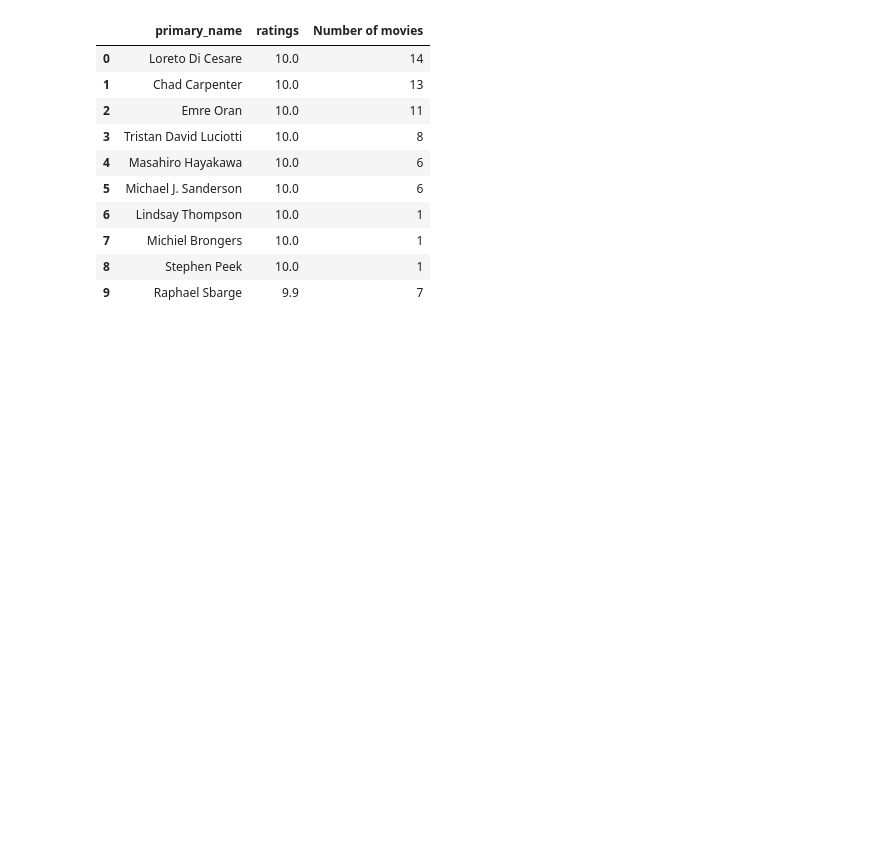
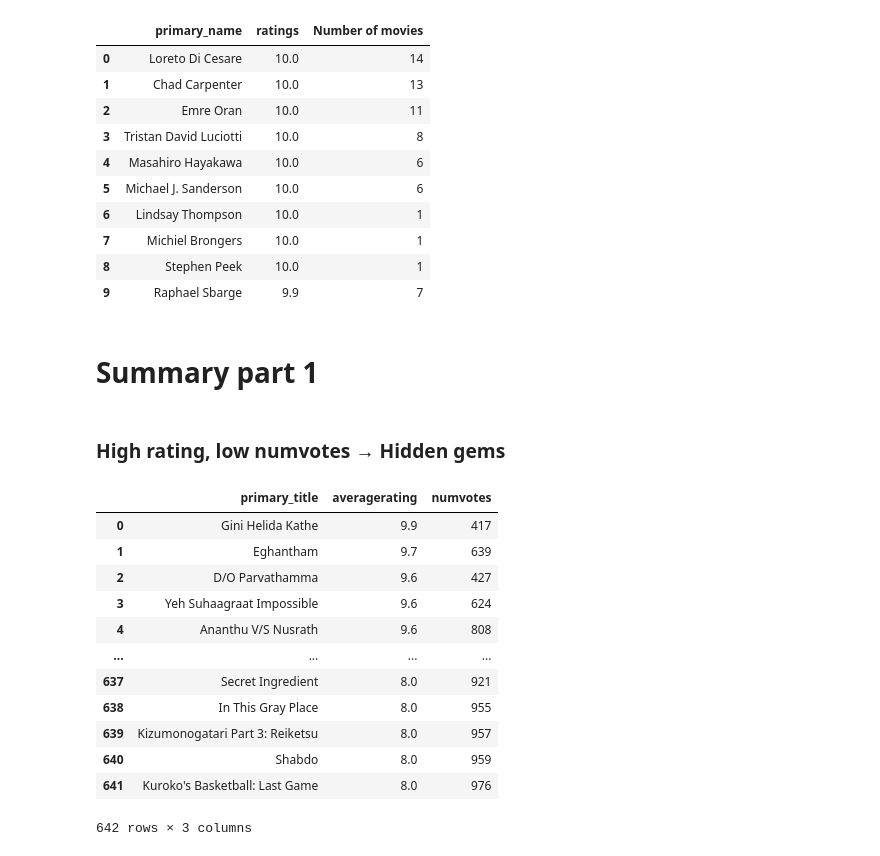
Before and after one commit to Hafsa-mohamed-Ad3n/Box-Office-Blueprint-Data-Driven-Insights-for-Microsoft-s-Movie-Studio-Launch, a Jupyter notebook: Database.ipynb, the cells around one changed output. Drawn from its saved outputs; the diff is of its cells as text; code cells hidden in the pictures; blank space fills up the shorter version.

Commit message:
Summary analysis

```diff
--- a/Database.ipynb
+++ b/Database.ipynb
@@ -917,3 +888,35 @@ LIMIT 10
 | 7 | Michiel Brongers | 10.0 | 1 |
 | 8 | Stephen Peek | 10.0 | 1 |
 | 9 | Raphael Sbarge | 9.9 | 7 |
+# %% [markdown]
+# Summary part 1
+# %% [markdown]
+### High rating, low numvotes → Hidden gems
+# %%
+df = pd.read_sql("""
+SELECT primary_title, averagerating, numvotes
+FROM movie_basics AS mb
+JOIN movie_ratings AS mr
+ON mb.movie_id = mr.movie_id
+WHERE numvotes BETWEEN 100 AND 1000
+AND averagerating >= 8
+GROUP BY primary_title
+ORDER BY averagerating DESC, numvotes ASC
+LIMIT 10
+""",con)
+
+df
+# %% [output]
+|  | primary_title | averagerating | numvotes |
+| 0 | Gini Helida Kathe | 9.9 | 417 |
+| 1 | Eghantham | 9.7 | 639 |
+| 2 | D/O Parvathamma | 9.6 | 427 |
+| 3 | Yeh Suhaagraat Impossible | 9.6 | 624 |
+| 4 | Ananthu V/S Nusrath | 9.6 | 808 |
+| ... | ... | ... | ... |
+| 637 | Secret Ingredient | 8.0 | 921 |
+| 638 | In This Gray Place | 8.0 | 955 |
+| 639 | Kizumonogatari Part 3: Reiketsu | 8.0 | 957 |
+| 640 | Shabdo | 8.0 | 959 |
+| 641 | Kuroko's Basketball: Last Game | 8.0 | 976 |
+642 rows × 3 columns
```
Also changed, not shown: parts of 11 cells of this notebook.
